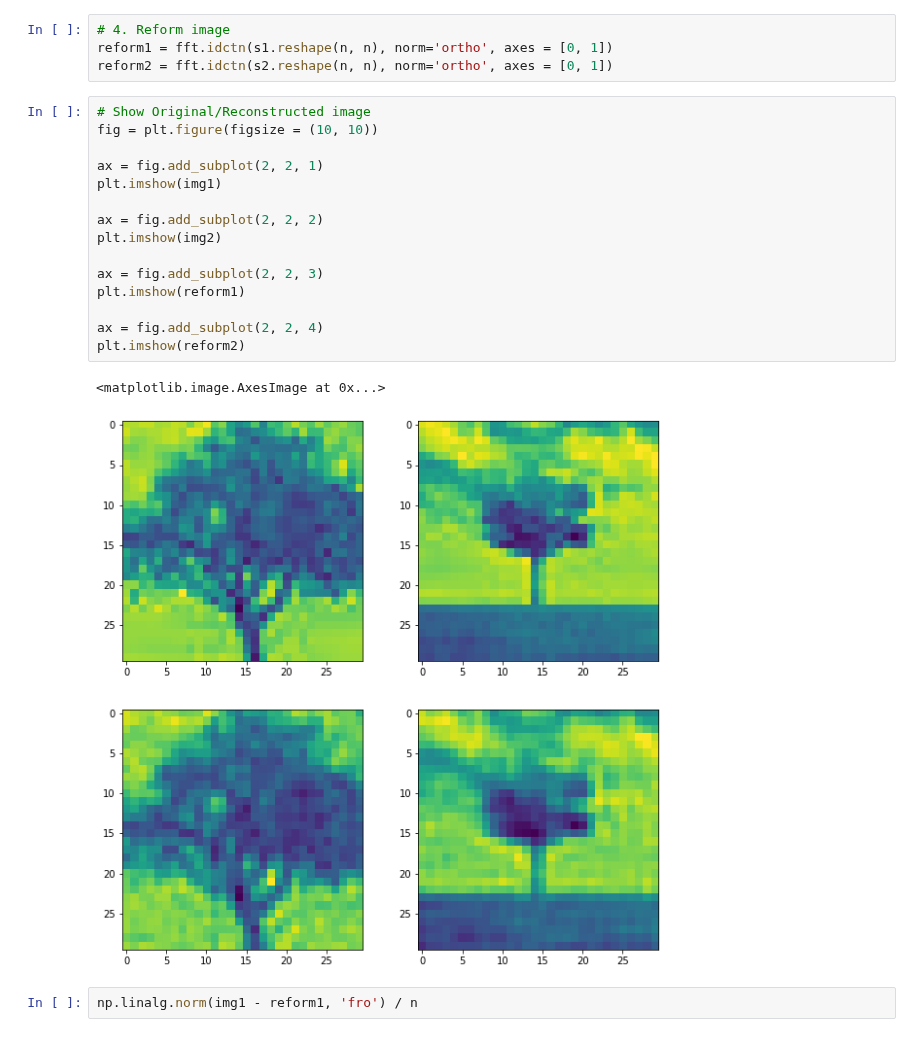
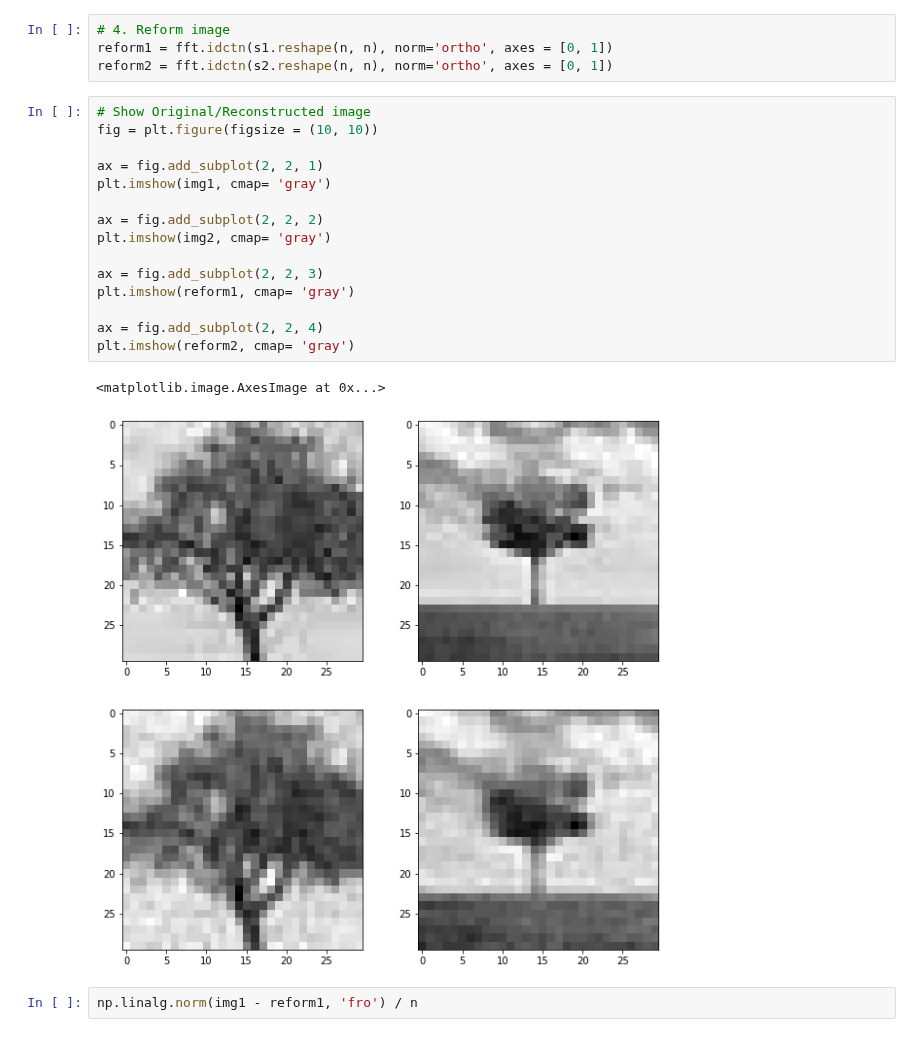
Before and after one commit to qkstngus000/Visual-Compressive-Sensing, a Jupyter notebook: V1_Compress _Sensing.ipynb, the cells around one changed output. Saved outputs shown, nothing was run; the diff lists cells and outputs as text.

Commit message:
some graph added

```diff
--- a/V1_Compress _Sensing.ipynb
+++ b/V1_Compress _Sensing.ipynb
@@ -216,21 +220,21 @@ reform2 = fft.idctn(s2.reshape(n, n), norm='ortho', axes = [0, 1])
 # %%
 # Show Original/Reconstructed image
 fig = plt.figure(figsize = (10, 10))
 
 ax = fig.add_subplot(2, 2, 1)
-plt.imshow(img1)
+plt.imshow(img1, cmap= 'gray')
 
 ax = fig.add_subplot(2, 2, 2)
-plt.imshow(img2)
+plt.imshow(img2, cmap= 'gray')
 
 ax = fig.add_subplot(2, 2, 3)
-plt.imshow(reform1)
+plt.imshow(reform1, cmap= 'gray')
 
 ax = fig.add_subplot(2, 2, 4)
-plt.imshow(reform2)
+plt.imshow(reform2, cmap= 'gray')
 # %% [output]
 <matplotlib.image.AxesImage at 0x...>
-[figure, old version]
+[figure, new version]
 # %%
 np.linalg.norm(img1 - reform1, 'fro') / n
 # %% [output]
```
Also changed, not shown: parts of 2 cells of this notebook, 6 other files.
